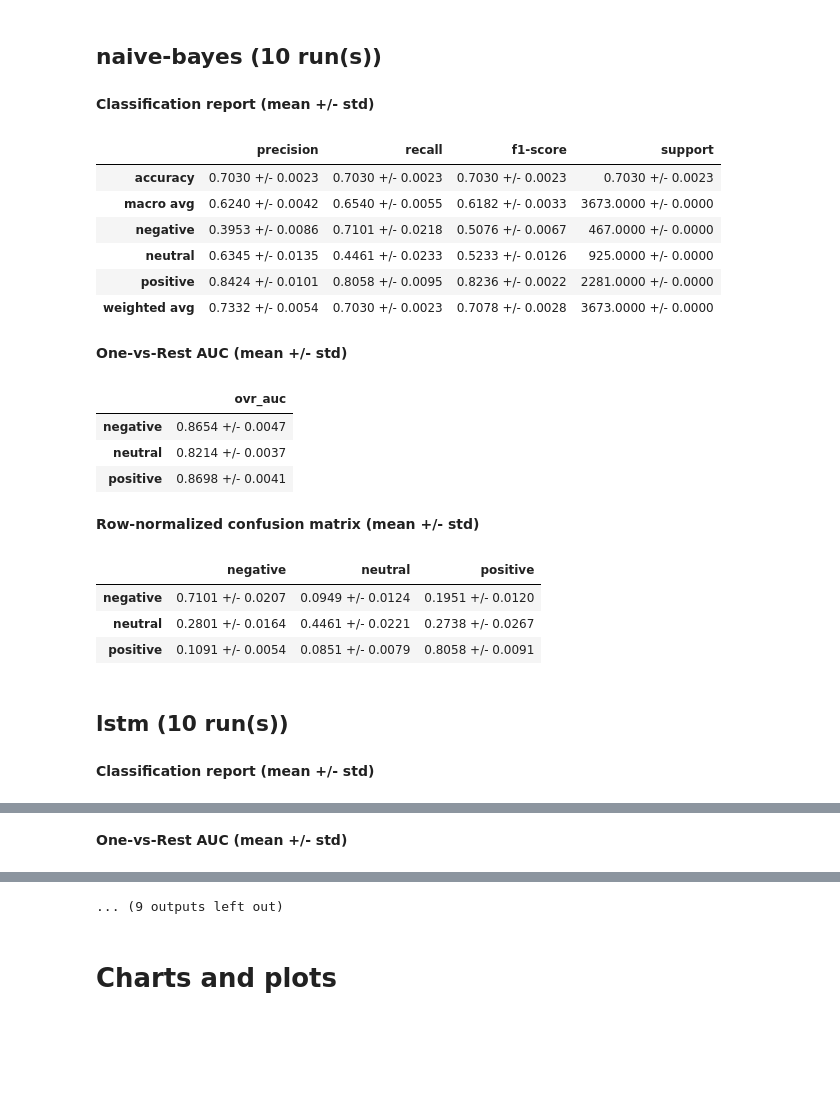
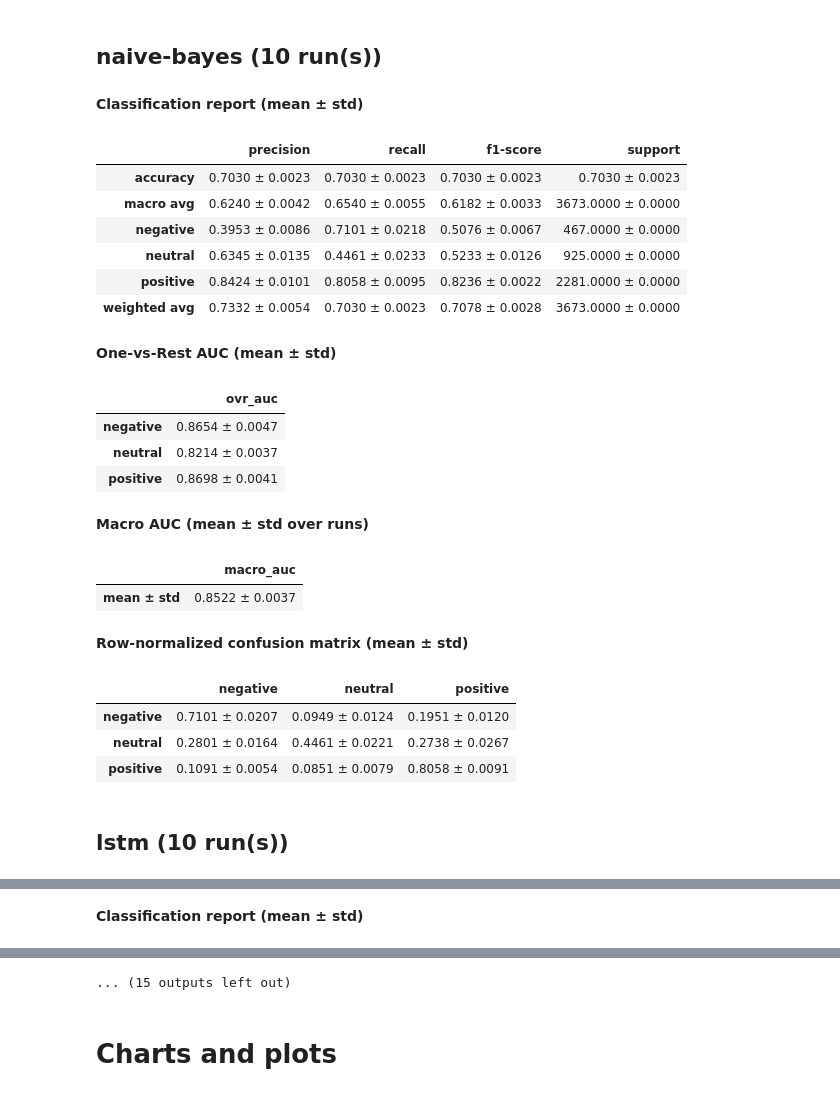
Before and after one commit to yuweiiihuang/yt-sentiment-analysis, a Jupyter notebook: aggregate_outputs.ipynb, the cells around one changed output, grey strips where cells are left out. Saved outputs shown, nothing was run; the diff lists cells and outputs as text; code cells hidden in the pictures; blank space fills up the shorter version.

Commit message:
feat: add macro AUC in mean ± std form

```diff
--- a/aggregate_outputs.ipynb
+++ b/aggregate_outputs.ipynb
@@ -23,7 +23,7 @@ model_order_tb = ["bert", "lstm", "naive-bayes"]
 
 def format_mean_std(mean: float, std: float) -> str:
     std = 0.0 if pd.isna(std) else std
-    return f"{mean:.4f} +/- {std:.4f}"
+    return f"{mean:.4f} ± {std:.4f}"
 
 def load_runs(model_path: Path):
     runs = []
@@ -73,6 +73,28 @@ def aggregate_auc(runs):
     summary["ovr_auc"] = [format_mean_std(df[col].mean(), df[col].std(ddof=0)) for col in df.columns]
     return summary
 
+def aggregate_macro_auc(runs):
+    prob_runs = [r for r in runs if r["probs"] is not None]
+    if not prob_runs:
+        return None
+
+    rows = []
+    for run in prob_runs:
+        y_true_bin = label_binarize(run["y_true"], classes=class_order)
+        try:
+            macro_auc = roc_auc_score(y_true_bin, run["probs"], average="macro")
+        except ValueError:
+            macro_auc = np.nan
+        rows.append({"run": run["file"], "macro_auc": macro_auc})
+
+    df = pd.DataFrame(rows)
+    summary = pd.DataFrame(
+        {"macro_auc": [format_mean_std(df["macro_auc"].mean(), df["macro_auc"].std(ddof=0))]},
+        index=["mean ± std"],
+    )
+    return df, summary
+
+
 def aggregate_confusion(runs):
     matrices = []
     for run in runs:
@@ -93,49 +115,59 @@ def aggregate_confusion(runs):
 # %%
 
 # Evaluate every model folder under outputs/
 model_dirs = sorted([p for p in base_dir.iterdir() if p.is_dir()], reverse=True)
 if not model_dirs:
     raise ValueError("No model directories found in outputs/.")
 
 for model_dir in model_dirs:
     runs = load_runs(model_dir)
     if not runs:
         display(Markdown(f"### {model_dir.name} (no runs found)"))
         continue
 
     display(Markdown(f"## {model_dir.name} ({len(runs)} run(s))"))
 
-    display(Markdown("**Classification report (mean +/- std)**"))
+    display(Markdown("**Classification report (mean ± std)**"))
     display(aggregate_classification_report(runs))
 
     auc_table = aggregate_auc(runs)
     if auc_table is not None:
-        display(Markdown("**One-vs-Rest AUC (mean +/- std)**"))
+        display(Markdown("**One-vs-Rest AUC (mean ± std)**"))
         display(auc_table)
     else:
         display(Markdown("**One-vs-Rest AUC:** skipped because no probability columns were found."))
 
-    display(Markdown("**Row-normalized confusion matrix (mean +/- std)**"))
+    macro_runs, macro_summary = aggregate_macro_auc(runs) if runs else (None, None)
+    if macro_runs is None:
+        display(Markdown("**Macro AUC:** skipped because no probability columns."))
+    else:
+        display(Markdown("**Macro AUC (mean ± std over runs)**"))
+        display(macro_summary)
+
+
+    display(Markdown("**Row-normalized confusion matrix (mean ± std)**"))
     display(aggregate_confusion(runs))
 # %% [output]
 ## naive-bayes (10 run(s))
-**Classification report (mean +/- std)**
+**Classification report (mean ± std)**
 |  | precision | recall | f1-score | support |
-| accuracy | 0.7030 +/- 0.0023 | 0.7030 +/- 0.0023 | 0.7030 +/- 0.0023 | 0.7030 +/- 0.0023 |
-| macro avg | 0.6240 +/- 0.0042 | 0.6540 +/- 0.0055 | 0.6182 +/- 0.0033 | 3673.0000 +/- 0.0000 |
-| negative | 0.3953 +/- 0.0086 | 0.7101 +/- 0.0218 | 0.5076 +/- 0.0067 | 467.0000 +/- 0.0000 |
-| neutral | 0.6345 +/- 0.0135 | 0.4461 +/- 0.0233 | 0.5233 +/- 0.0126 | 925.0000 +/- 0.0000 |
-| positive | 0.8424 +/- 0.0101 | 0.8058 +/- 0.0095 | 0.8236 +/- 0.0022 | 2281.0000 +/- 0.0000 |
-| weighted avg | 0.7332 +/- 0.0054 | 0.7030 +/- 0.0023 | 0.7078 +/- 0.0028 | 3673.0000 +/- 0.0000 |
+| accuracy | 0.7030 ± 0.0023 | 0.7030 ± 0.0023 | 0.7030 ± 0.0023 | 0.7030 ± 0.0023 |
+| macro avg | 0.6240 ± 0.0042 | 0.6540 ± 0.0055 | 0.6182 ± 0.0033 | 3673.0000 ± 0.0000 |
+| negative | 0.3953 ± 0.0086 | 0.7101 ± 0.0218 | 0.5076 ± 0.0067 | 467.0000 ± 0.0000 |
+| neutral | 0.6345 ± 0.0135 | 0.4461 ± 0.0233 | 0.5233 ± 0.0126 | 925.0000 ± 0.0000 |
+| positive | 0.8424 ± 0.0101 | 0.8058 ± 0.0095 | 0.8236 ± 0.0022 | 2281.0000 ± 0.0000 |
+| weighted avg | 0.7332 ± 0.0054 | 0.7030 ± 0.0023 | 0.7078 ± 0.0028 | 3673.0000 ± 0.0000 |
-**One-vs-Rest AUC (mean +/- std)**
+**One-vs-Rest AUC (mean ± std)**
 |  | ovr_auc |
-| negative | 0.8654 +/- 0.0047 |
-| neutral | 0.8214 +/- 0.0037 |
-| positive | 0.8698 +/- 0.0041 |
+| negative | 0.8654 ± 0.0047 |
+| neutral | 0.8214 ± 0.0037 |
+| positive | 0.8698 ± 0.0041 |
-**Row-normalized confusion matrix (mean +/- std)**
+**Macro AUC (mean ± std over runs)**
-|  | negative | neutral | positive |
-| negative | 0.7101 +/- 0.0207 | 0.0949 +/- 0.0124 | 0.1951 +/- 0.0120 |
-| neutral | 0.2801 +/- 0.0164 | 0.4461 +/- 0.0221 | 0.2738 +/- 0.0267 |
-| positive | 0.1091 +/- 0.0054 | 0.0851 +/- 0.0079 | 0.8058 +/- 0.0091 |
+|  | macro_auc |
+| mean ± std | 0.8522 ± 0.0037 |
-## lstm (10 run(s))
+**Row-normalized confusion matrix (mean ± std)**
+|  | negative | neutral | positive |
+| negative | 0.7101 ± 0.0207 | 0.0949 ± 0.0124 | 0.1951 ± 0.0120 |
+| neutral | 0.2801 ± 0.0164 | 0.4461 ± 0.0221 | 0.2738 ± 0.0267 |
+| positive | 0.1091 ± 0.0054 | 0.0851 ± 0.0079 | 0.8058 ± 0.0091 |
-**Classification report (mean +/- std)**
+## lstm (10 run(s))
@@ -149 +174 @@ for model_dir in model_dirs:
-**One-vs-Rest AUC (mean +/- std)**
+**Classification report (mean ± std)**
@@ -154,4 +182,4 @@ for model_dir in model_dirs:
-... (9 outputs left out)
+... (15 outputs left out)
 # %% [markdown]
 # Charts and plots
 # %% [markdown]
```
Also changed, not shown: parts of 2 cells of this notebook.
